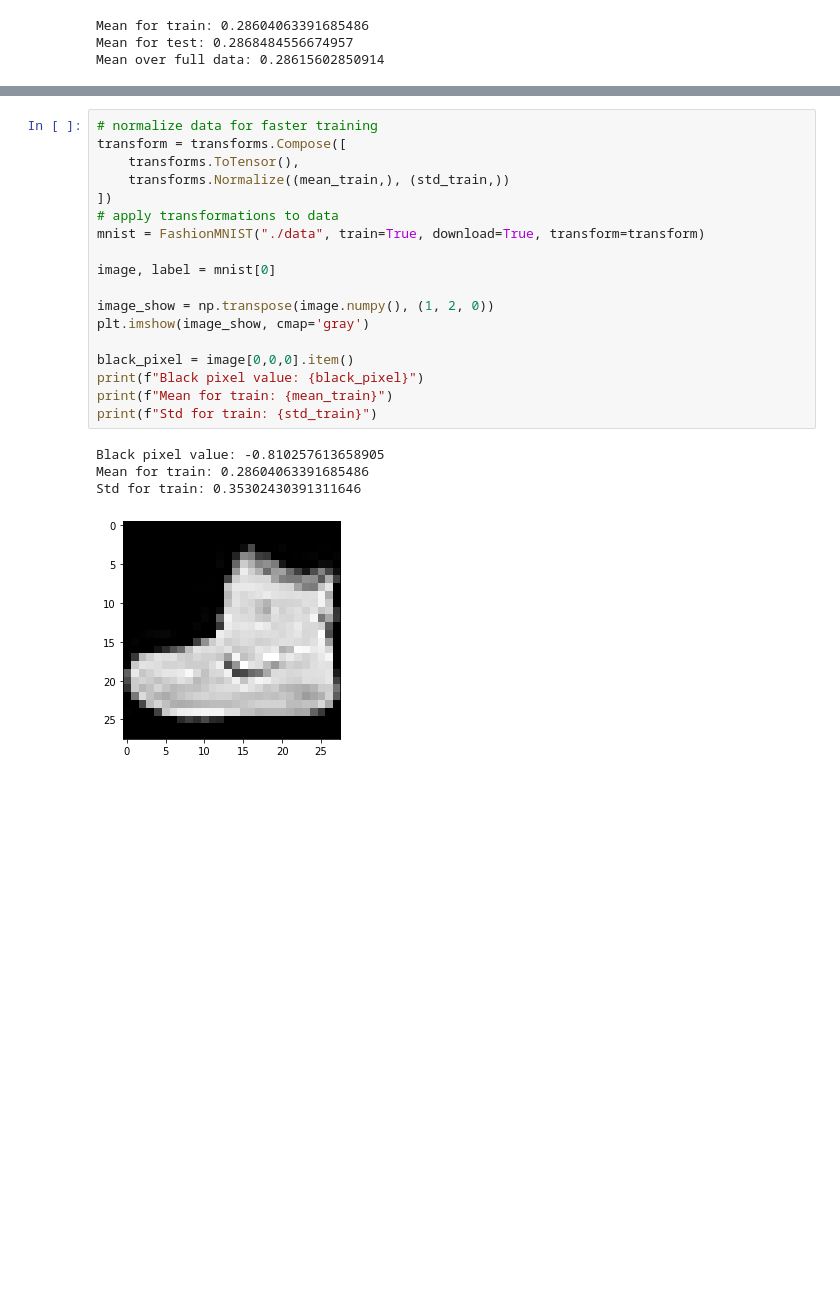
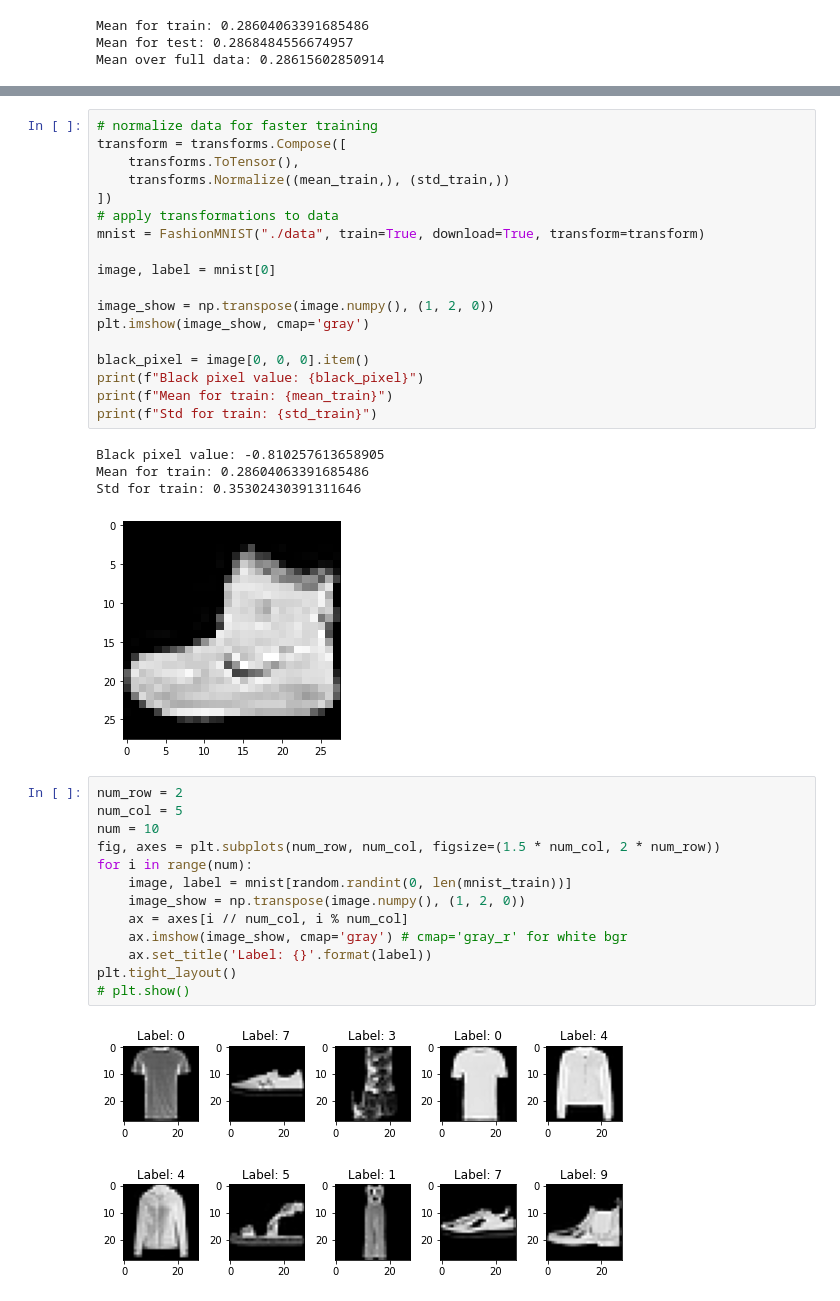
Before and after one commit to akaver/pbt-demo-mnist, a Jupyter notebook: explore-data.ipynb, the cells around one changed output, grey strips where cells are left out. Cells and saved outputs as stored; diff of their text form; blank space fills up the shorter version.

```diff
--- a/explore-data.ipynb
+++ b/explore-data.ipynb
@@ -125,7 +125,7 @@ image, label = mnist[0]
 image_show = np.transpose(image.numpy(), (1, 2, 0))
 plt.imshow(image_show, cmap='gray')
 
-black_pixel = image[0,0,0].item()
+black_pixel = image[0, 0, 0].item()
 print(f"Black pixel value: {black_pixel}")
 print(f"Mean for train: {mean_train}")
 print(f"Std for train: {std_train}")
@@ -134,6 +134,21 @@ Black pixel value: -0.810257613658905
 Mean for train: 0.28604063391685486
 Std for train: 0.35302430391311646
 [figure]
+# %%
+num_row = 2
+num_col = 5
+num = 10
+fig, axes = plt.subplots(num_row, num_col, figsize=(1.5 * num_col, 2 * num_row))
+for i in range(num):
+    image, label = mnist[random.randint(0, len(mnist_train))]
+    image_show = np.transpose(image.numpy(), (1, 2, 0))
+    ax = axes[i // num_col, i % num_col]
+    ax.imshow(image_show, cmap='gray') # cmap='gray_r' for white bgr
+    ax.set_title('Label: {}'.format(label))
+plt.tight_layout()
+# plt.show()
+# %% [output]
+[figure, added]
 # %%
 image, label = mnist[random.randint(0, len(mnist_train))]
 angle = random.randint(-30, 30)
```
Also changed, not shown: parts of 3 cells of this notebook.
